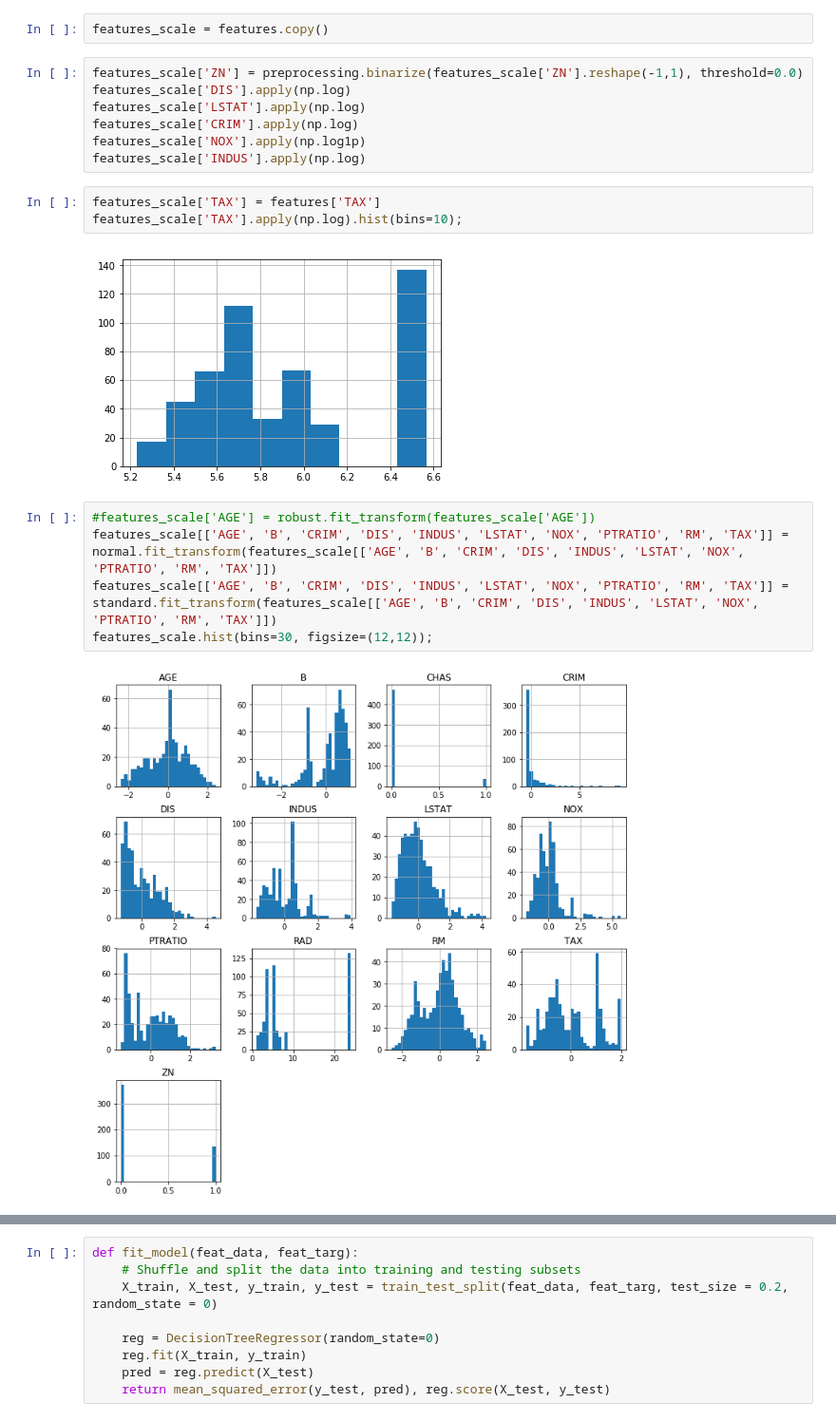
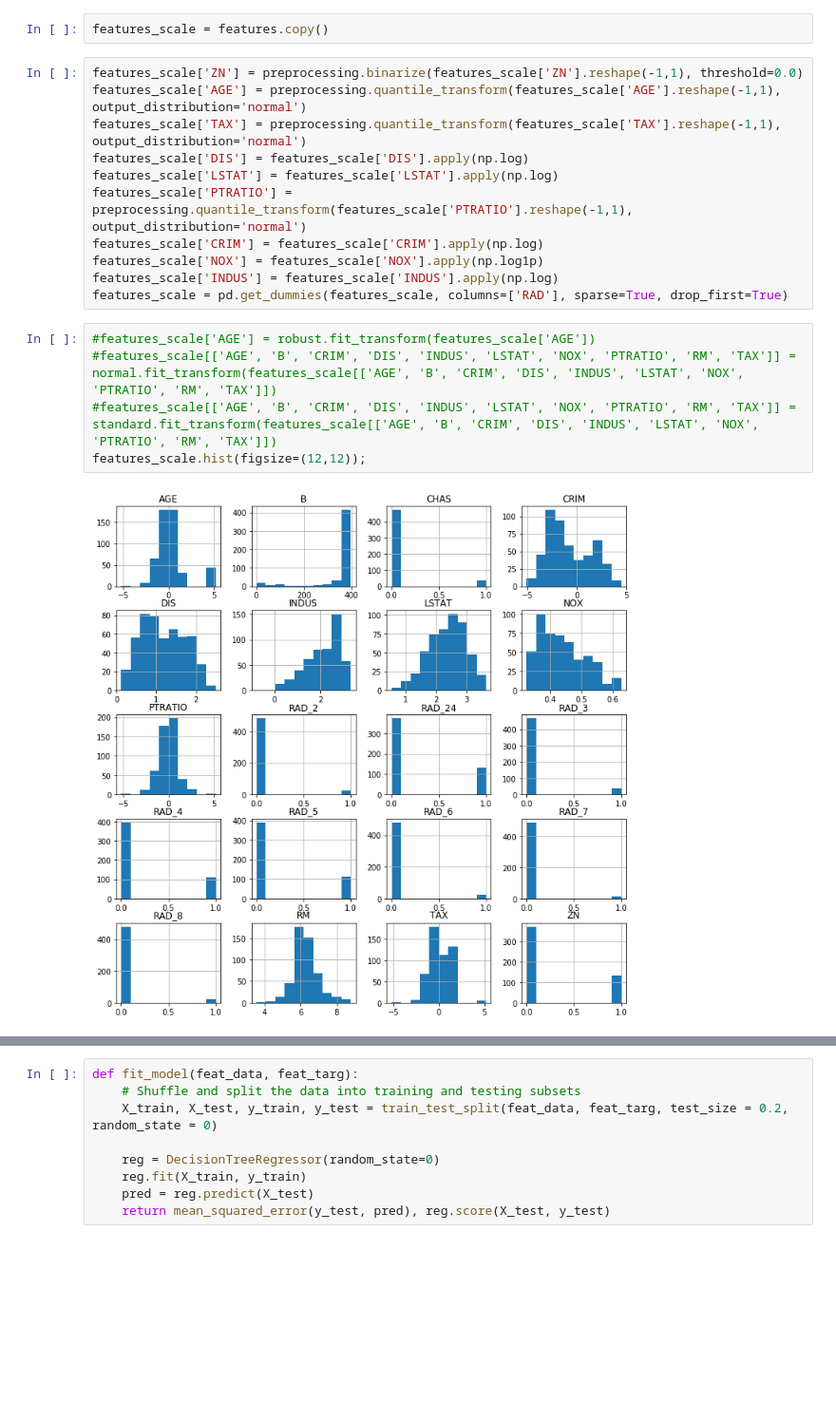
Before and after one commit to Tashwini12/Boston-Housing, a Jupyter notebook: boston_housing.ipynb, the cells around one changed output, grey strips where cells are left out. Shown at 95% size. Drawn from its saved outputs; the diff is of its cells as text; blank space fills up the shorter version.

```diff
--- a/boston_housing.ipynb
+++ b/boston_housing.ipynb
@@ -536,20 +536,19 @@ features2.hist(bins=30, figsize=(16,16));
 features_scale = features.copy()
 # %%
 features_scale['ZN'] = preprocessing.binarize(features_scale['ZN'].reshape(-1,1), threshold=0.0)
-features_scale['DIS'].apply(np.log)
-features_scale['LSTAT'].apply(np.log)
-features_scale['CRIM'].apply(np.log)
-features_scale['NOX'].apply(np.log1p)
-features_scale['INDUS'].apply(np.log)
+features_scale['AGE'] = preprocessing.quantile_transform(features_scale['AGE'].reshape(-1,1), output_distribution='normal')
+features_scale['TAX'] = preprocessing.quantile_transform(features_scale['TAX'].reshape(-1,1), output_distribution='normal')
+features_scale['DIS'] = features_scale['DIS'].apply(np.log)
+features_scale['LSTAT'] = features_scale['LSTAT'].apply(np.log)
+features_scale['PTRATIO'] = preprocessing.quantile_transform(features_scale['PTRATIO'].reshape(-1,1), output_distribution='normal')
+features_scale['CRIM'] = features_scale['CRIM'].apply(np.log)
+features_scale['NOX'] = features_scale['NOX'].apply(np.log1p)
+features_scale['INDUS'] = features_scale['INDUS'].apply(np.log)
+features_scale = pd.get_dummies(features_scale, columns=['RAD'], sparse=True, drop_first=True)
-# %%
-features_scale['TAX'] = features['TAX']
-features_scale['TAX'].apply(np.log).hist(bins=10);
-# %% [output]
-[figure, removed]
 # %%
 #features_scale['AGE'] = robust.fit_transform(features_scale['AGE'])
-features_scale[['AGE', 'B', 'CRIM', 'DIS', 'INDUS', 'LSTAT', 'NOX', 'PTRATIO', 'RM', 'TAX']] = normal.fit_transform(features_scale[['AGE', 'B', 'CRIM', 'DIS', 'INDUS', 'LSTAT', 'NOX', 'PTRATIO', 'RM', 'TAX']])
-features_scale[['AGE', 'B', 'CRIM', 'DIS', 'INDUS', 'LSTAT', 'NOX', 'PTRATIO', 'RM', 'TAX']] = standard.fit_transform(features_scale[['AGE', 'B', 'CRIM', 'DIS', 'INDUS', 'LSTAT', 'NOX', 'PTRATIO', 'RM', 'TAX']])
-features_scale.hist(bins=30, figsize=(12,12));
+#features_scale[['AGE', 'B', 'CRIM', 'DIS', 'INDUS', 'LSTAT', 'NOX', 'PTRATIO', 'RM', 'TAX']] = normal.fit_transform(features_scale[['AGE', 'B', 'CRIM', 'DIS', 'INDUS', 'LSTAT', 'NOX', 'PTRATIO', 'RM', 'TAX']])
+#features_scale[['AGE', 'B', 'CRIM', 'DIS', 'INDUS', 'LSTAT', 'NOX', 'PTRATIO', 'RM', 'TAX']] = standard.fit_transform(features_scale[['AGE', 'B', 'CRIM', 'DIS', 'INDUS', 'LSTAT', 'NOX', 'PTRATIO', 'RM', 'TAX']])
+features_scale.hist(figsize=(12,12));
 # %% [output]
-[figure, old version]
+[figure, new version]
```
Also changed, not shown: parts of 29 cells of this notebook.
